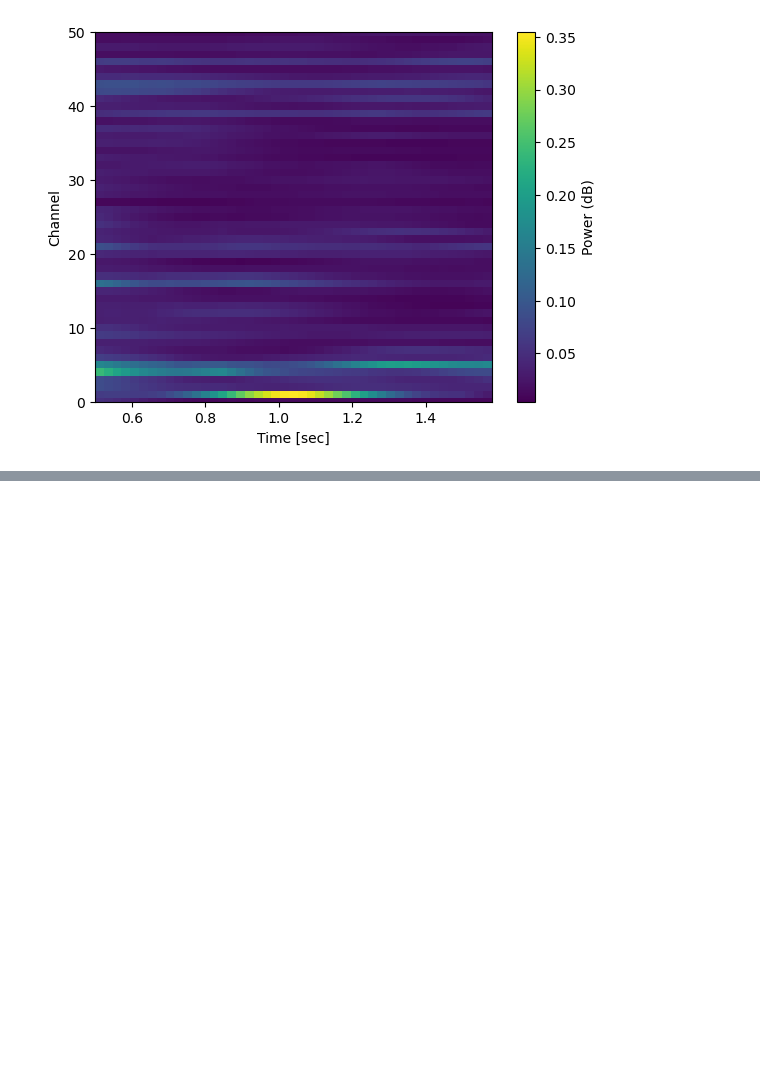
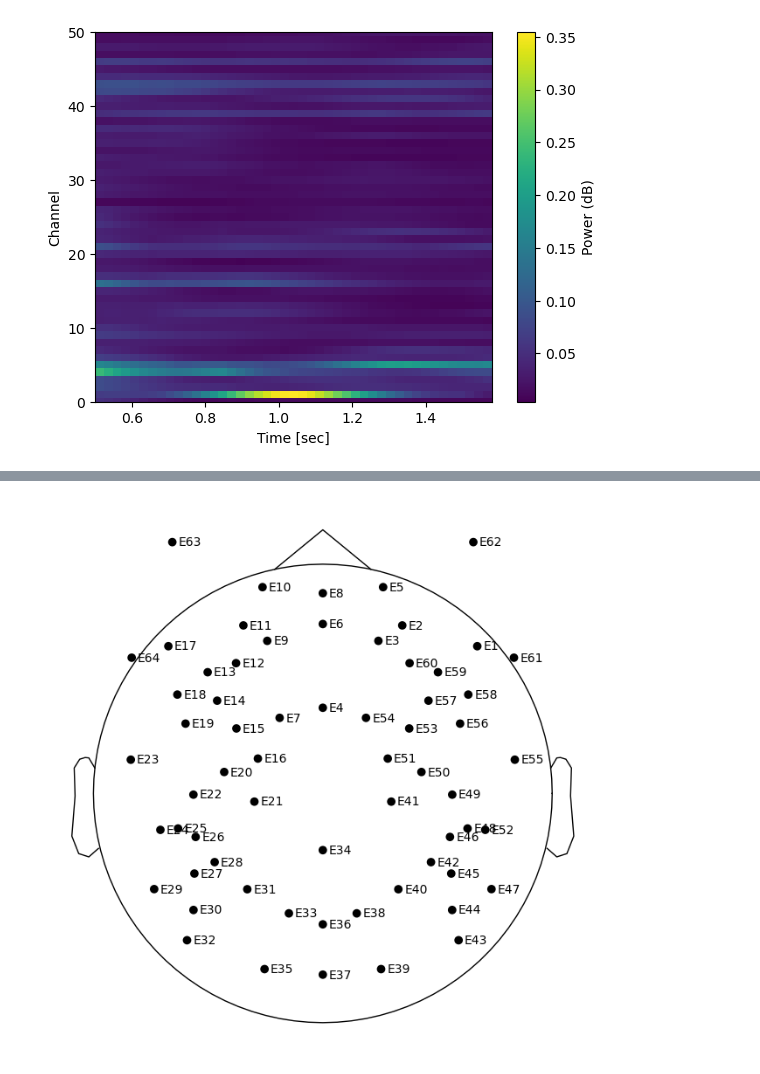
Before and after one commit to shivam-199/EEG-based-BCI-for-grasp-prediction, a Jupyter notebook: Code/preprocessing.ipynb, the cells around one changed output, grey strips where cells are left out. Cells and saved outputs as stored; diff of their text form; code cells hidden in the pictures; blank space fills up the shorter version.

```diff
--- a/Code/preprocessing.ipynb
+++ b/Code/preprocessing.ipynb
@@ -318,0 +418,5 @@ freqs:  (129,)  times:  (45,)  spectrogram:  (129, 45)  spectopo:  (63, 45)
+# %%
+montage.plot(kind='topomap', show_names=True)
+plt.show()
+# %% [output]
+[figure, added]
```
Also changed, not shown: parts of 12 cells of this notebook, 1 other file.
